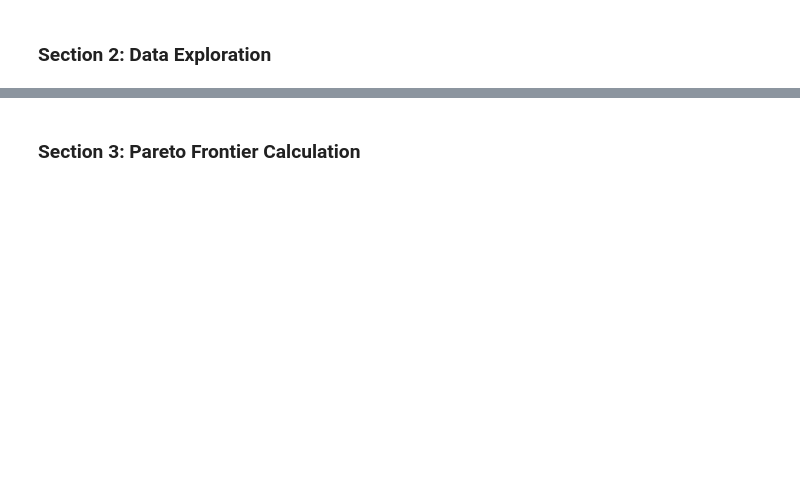
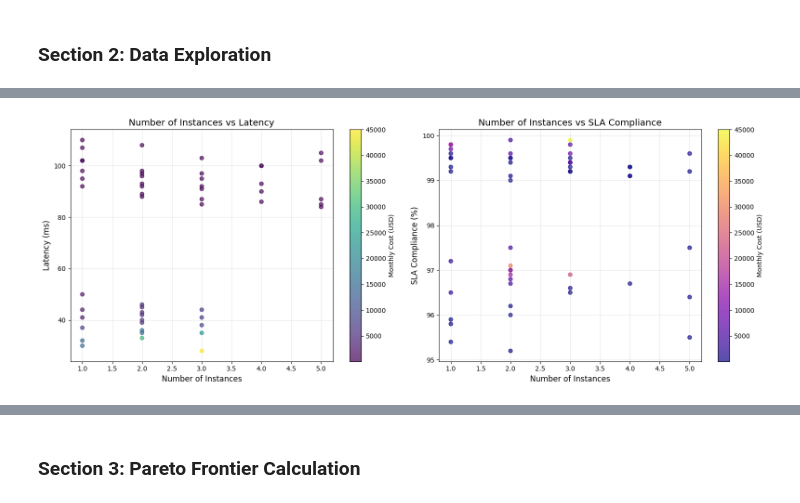
Before and after one commit to Akian-23/google-cloud-optimization-agent, a Jupyter notebook: optimization_engine.ipynb, the cells around one changed output, grey strips where cells are left out. Saved outputs shown, nothing was run; the diff lists cells and outputs as text; code cells hidden in the pictures; blank space fills up the shorter version.

```diff
--- a/optimization_engine.ipynb
+++ b/optimization_engine.ipynb
@@ -18,0 +82,8 @@ This project addresses the challenge of dynamically allocating servers in Google
+# %%
+# Load LLM-generated synthetic VM dataset
+df_synthetic = pd.read_csv('data/gcp_vm_simulations.csv')
+
+print("LLM-generated synthetic dataset loaded successfully!")
+print(f"Shape: {df_synthetic.shape}")
+print("\nFirst 5 rows:")
+print(df_synthetic.head())
@@ -19,2 +108,71 @@ This project addresses the challenge of dynamically allocating servers in Google
 # %% [markdown]
 ### Section 2: Data Exploration
+# %%
+import matplotlib.pyplot as plt
+
+df = df_synthetic
+
+# Data Quality Checks
+print("Missing values:")
+print(df.isnull().sum())
+
+print("\nData types:")
+print(df.dtypes)
+
+print("\nBasic statistics:")
+print(df.describe())
+
+# Verify Decision Variables
+print("\nDecision Variable: number_of_instances range:", df['number_of_instances'].min(), "to", df['number_of_instances'].max())
+print("Decision Variable: machine_type count:", df['machine_type'].nunique())
+print("Decision Variable: machine_family count:", df['machine_family'].nunique())
+
+print(f"\nTotal rows (combinations): {len(df)}")
+
+# Examine Objectives
+print("\nObjective: monthly_cost range:", df['monthly_cost'].min(), "to", df['monthly_cost'].max())
+print("Objective: latency_ms range:", df['latency_ms'].min(), "to", df['latency_ms'].max())
+print("Objective: sla_compliance_pct range:", df['sla_compliance_pct'].min(), "to", df['sla_compliance_pct'].max())
+
+# Check tradeoff correlation
+correlation = df['monthly_cost'].corr(df['latency_ms'])
+print(f"\nCorrelation between monthly_cost and latency_ms: {correlation:.3f}")
+print("(Negative correlation suggests a tradeoff)")
+
+# Visualize Relationships
+fig, axes = plt.subplots(1, 2, figsize=(16, 6))
+
+# Plot 1: Number of Instances vs Latency
+scatter1 = axes[0].scatter(
+    df_synthetic['number_of_instances'],
+    df_synthetic['latency_ms'],
+    c=df_synthetic['monthly_cost'],
+    cmap='viridis',
+    alpha=0.7
+)
+axes[0].set_xlabel('Number of Instances', fontsize=12)
+axes[0].set_ylabel('Latency (ms)', fontsize=12)
+axes[0].set_title('Number of Instances vs Latency', fontsize=14)
+axes[0].grid(True, alpha=0.3)
+cbar1 = plt.colorbar(scatter1, ax=axes[0])
+cbar1.set_label('Monthly Cost (USD)')
+
+# Plot 2: Number of Instances vs SLA Compliance
+scatter2 = axes[1].scatter(
+    df_synthetic['number_of_instances'],
+    df_synthetic['sla_compliance_pct'],
+    c=df_synthetic['monthly_cost'],
+    cmap='plasma',
+    alpha=0.7
+)
+axes[1].set_xlabel('Number of Instances', fontsize=12)
+axes[1].set_ylabel('SLA Compliance (%)', fontsize=12)
+axes[1].set_title('Number of Instances vs SLA Compliance', fontsize=14)
+axes[1].grid(True, alpha=0.3)
+cbar2 = plt.colorbar(scatter2, ax=axes[1])
+cbar2.set_label('Monthly Cost (USD)')
+
+plt.tight_layout()
+plt.savefig('images/data_exploration.png', dpi=300, bbox_inches='tight')
+plt.show()
+# %% [output]
@@ -20,0 +196 @@ This project addresses the challenge of dynamically allocating servers in Google
+[figure, added]
```
Also changed, not shown: parts of 9 cells of this notebook.
